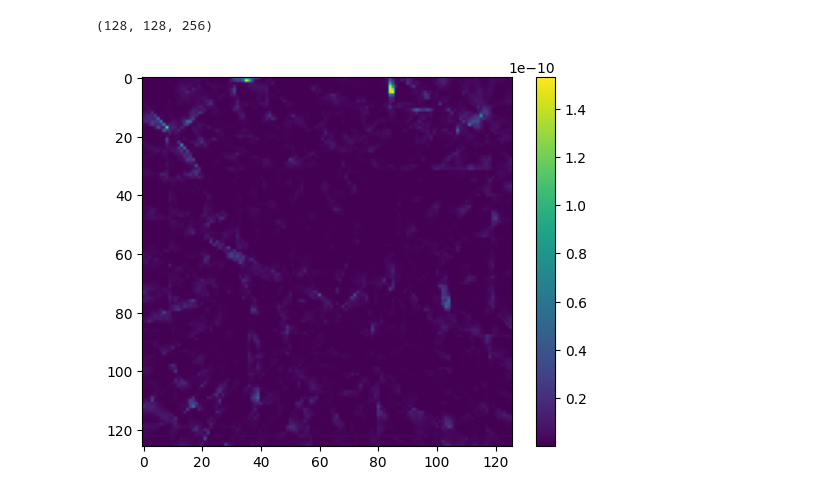
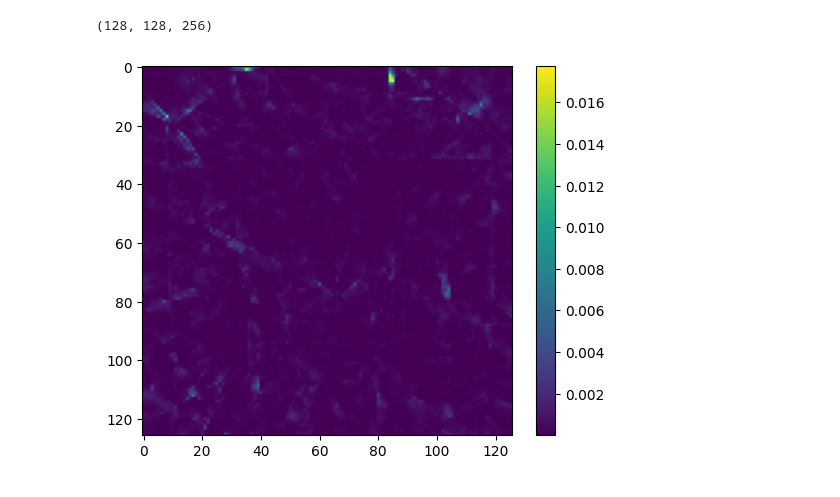
Before and after one commit to bioAI-Oslo/GridsWithoutPI, a Jupyter notebook: CI-analysis.ipynb, the cells around one changed output. Saved outputs shown, nothing was run; the diff lists cells and outputs as text; code cells hidden in the pictures.

Commit message:
Correct scale

```diff
--- a/CI-analysis.ipynb
+++ b/CI-analysis.ipynb
@@ -207,9 +207,11 @@ s1 =  torch.sum((f - f1) ** 2, axis=-1) / torch.maximum(torch.sum(rescale_r1, ax
 rescale_r2 = torch.sum(dr2**2, axis=-1)
 s2 =  torch.sum((f - f2) ** 2, axis=-1) / torch.maximum(torch.sum(rescale_r2, axis=-1), torch.tensor(1e-14).to(device))
 # %%
-def CI_first_ring(activity, bins):
+def CI_first_ring(activity, bins, scale = 4*np.pi):
     # Activity of shape: (bins, bins, n_units)
     # Calculate CI on the eight nearest neighbors of each unit, ignoring the corners and edges
+    # Scale is the distance per bin in our grid/box
+    scaler = scale / bins
     CI_array = np.zeros((bins-2, bins-2))
     for i in range(1,bins-1):
         for j in range(1,bins-1):
@@ -220,38 +222,38 @@ def CI_first_ring(activity, bins):
             p2 = activity[i+1,j,:]
             p3 = activity[i,j-1,:]
             p4 = activity[i,j+1,:]
-            r_p = 1
+            r_p = 1*scaler
 
             # Neighbors on the "cross" direction
             c1 = activity[i-1,j-1,:]
             c2 = activity[i+1,j+1,:]
             c3 = activity[i-1,j+1,:]
             c4 = activity[i+1,j-1,:]
-            r_c = np.sqrt(2)
+            r_c = np.sqrt(2)*scaler
 
             s_p1 = np.sum((middle - p1) ** 2) / r_p**2
             s_p2 = np.sum((middle - p2) ** 2) / r_p**2
             s_p3 = np.sum((middle - p3) ** 2) / r_p**2
             s_p4 = np.sum((middle - p4) ** 2) / r_p**2
             s_c1 = np.sum((middle - c1) ** 2) / r_c**2
             s_c2 = np.sum((middle - c2) ** 2) / r_c**2
             s_c3 = np.sum((middle - c3) ** 2) / r_c**2
             s_c4 = np.sum((middle - c4) ** 2) / r_c**2
 
             ss = np.array([s_p1, s_p2, s_p3, s_p4, s_c1, s_c2, s_c3, s_c4])
             ss = torch.tensor(ss).unsqueeze(-1)
 
             # Calculate the pairwise distance between each s, need to square to get rid of square root
             ds = torch.pdist(ss, p=2)**2
 
             CI_loss = torch.mean(ds ** 2)
             CI_array[i-1,j-1] = CI_loss.item()
 
     return CI_array
 
 CI_array = CI_first_ring(activity, bins)
 plt.imshow(CI_array)
 plt.colorbar()
 plt.show()
 # %% [output]
-[figure, old version]
+[figure, new version]
```
